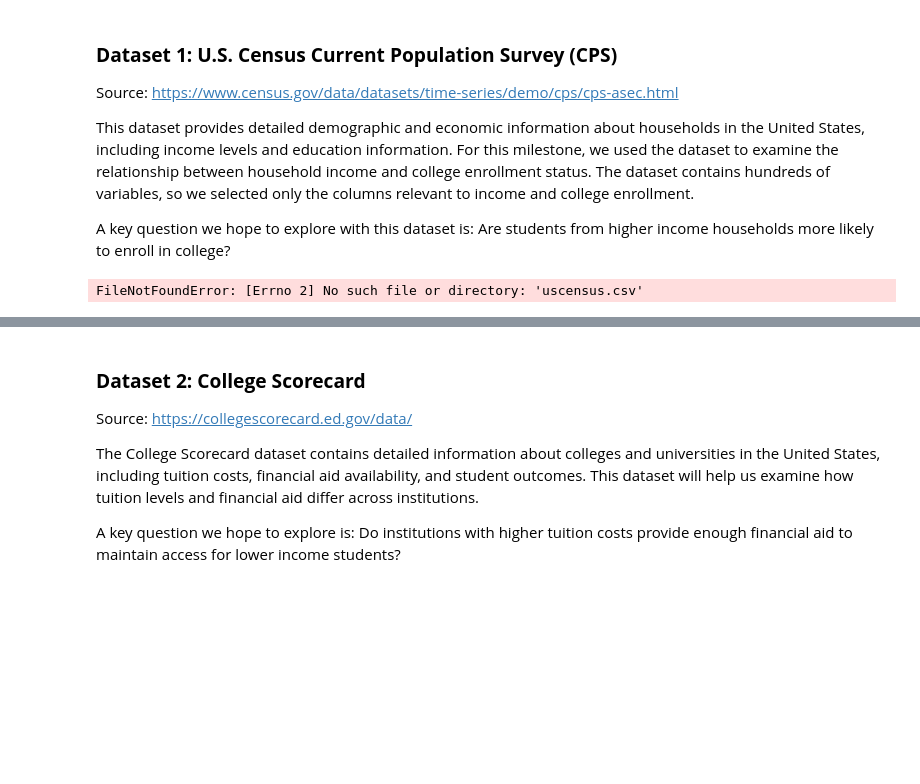
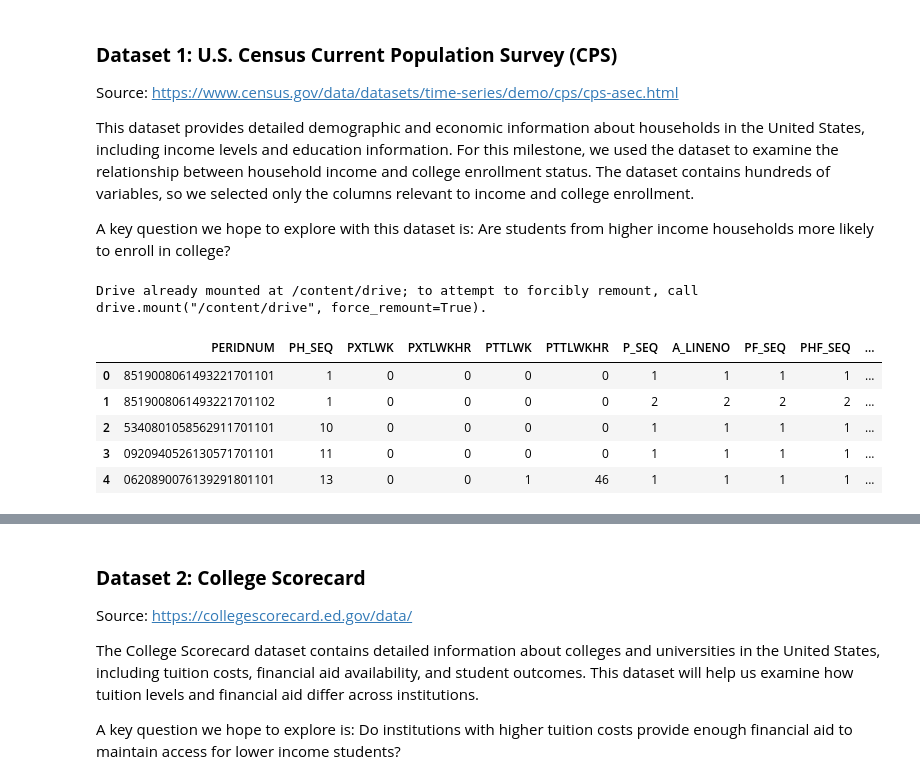
Before and after one commit to oliviatawakol/julieandliv, a Jupyter notebook: julieandliv.ipynb, the cells around one changed output, grey strips where cells are left out. Drawn from its saved outputs; the diff is of its cells as text; code cells hidden in the pictures; blank space fills up the shorter version.

```diff
--- a/julieandliv.ipynb
+++ b/julieandliv.ipynb
@@ -49,8 +50,16 @@ https://www.census.gov/data/datasets/time-series/demo/cps/cps-asec.html
 This dataset provides detailed demographic and economic information about households in the United States, including income levels and education information. For this milestone, we used the dataset to examine the relationship between household income and college enrollment status. The dataset contains hundreds of variables, so we selected only the columns relevant to income and college enrollment.
 
 A key question we hope to explore with this dataset is: Are students from higher income households more likely to enroll in college?
-# %%
-import pandas as pd
-income_gap_df = pd.read_csv('uscensus.csv')
-# %% [output]
-FileNotFoundError: [Errno 2] No such file or directory: 'uscensus.csv'
+# %%
+from google.colab import drive
+drive.mount('/content/drive')
+income_gap_df = pd.read_csv('/content/drive/MyDrive/uscensus.csv')
+income_gap_df.head()
+# %% [output]
+Drive already mounted at /content/drive; to attempt to forcibly remount, call drive.mount("/content/drive", force_remount=True).
+|  | PERIDNUM | PH_SEQ | PXTLWK | PXTLWKHR | PTTLWK | PTTLWKHR | P_SEQ | A_LINENO | PF_SEQ | PHF_SEQ | ... |
+| 0 | 8519008061493221701101 | 1 | 0 | 0 | 0 | 0 | 1 | 1 | 1 | 1 | ... |
+| 1 | 8519008061493221701102 | 1 | 0 | 0 | 0 | 0 | 2 | 2 | 2 | 2 | ... |
+| 2 | 5340801058562911701101 | 10 | 0 | 0 | 0 | 0 | 1 | 1 | 1 | 1 | ... |
+| 3 | 0920940526130571701101 | 11 | 0 | 0 | 0 | 0 | 1 | 1 | 1 | 1 | ... |
+| 4 | 0620890076139291801101 | 13 | 0 | 0 | 1 | 46 | 1 | 1 | 1 | 1 | ... |
```
Also changed, not shown: parts of 20 cells of this notebook.
